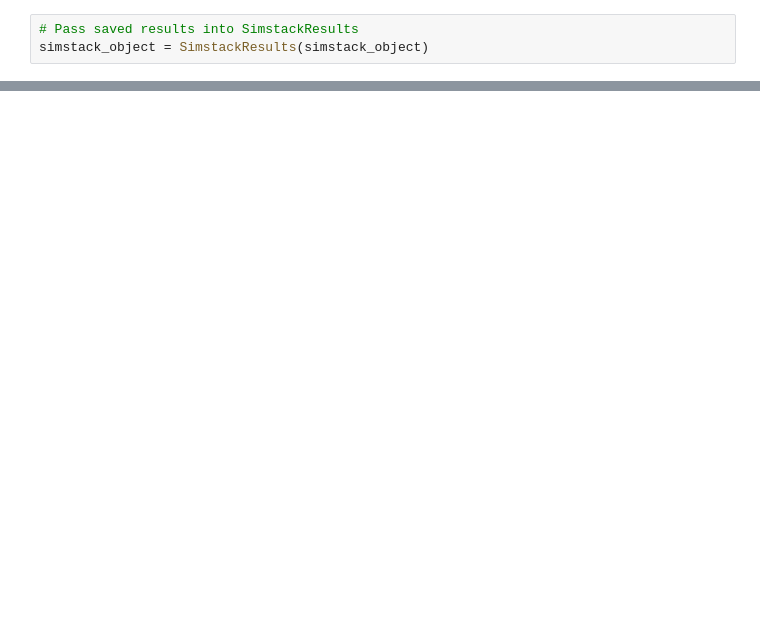
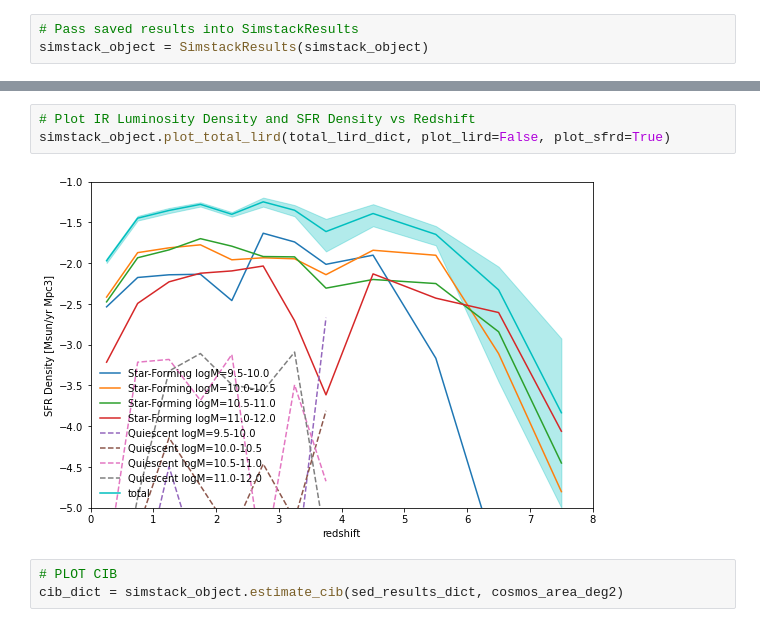
Before and after one commit to marcoviero/simstack3, a Jupyter notebook: notebooks/example_plot_results.ipynb, the cells around one changed output, grey strips where cells are left out. Drawn from its saved outputs; the diff is of its cells as text; blank space fills up the shorter version.

```diff
--- a/notebooks/example_plot_results.ipynb
+++ b/notebooks/example_plot_results.ipynb
@@ -65,0 +102,8 @@ total_lird_dict = simstack_object.plot_total_lird(cosmos_area_deg2, plot_lird=Tr
+# %%
+# Plot IR Luminosity Density and SFR Density vs Redshift
+simstack_object.plot_total_lird(total_lird_dict, plot_lird=False, plot_sfrd=True)
+# %% [output]
+[figure, added]
+# %%
+# PLOT CIB
+cib_dict = simstack_object.estimate_cib(sed_results_dict, cosmos_area_deg2)
```
Also changed, not shown: parts of 23 cells of this notebook, 4 other files.
